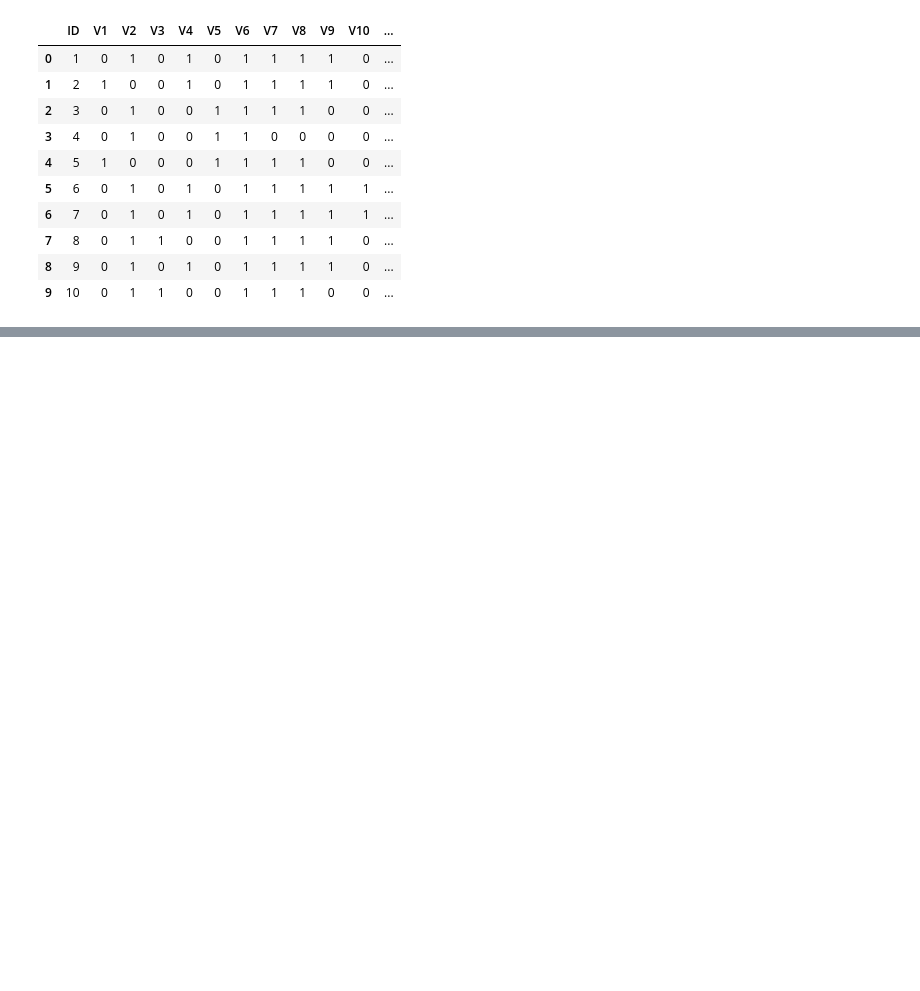
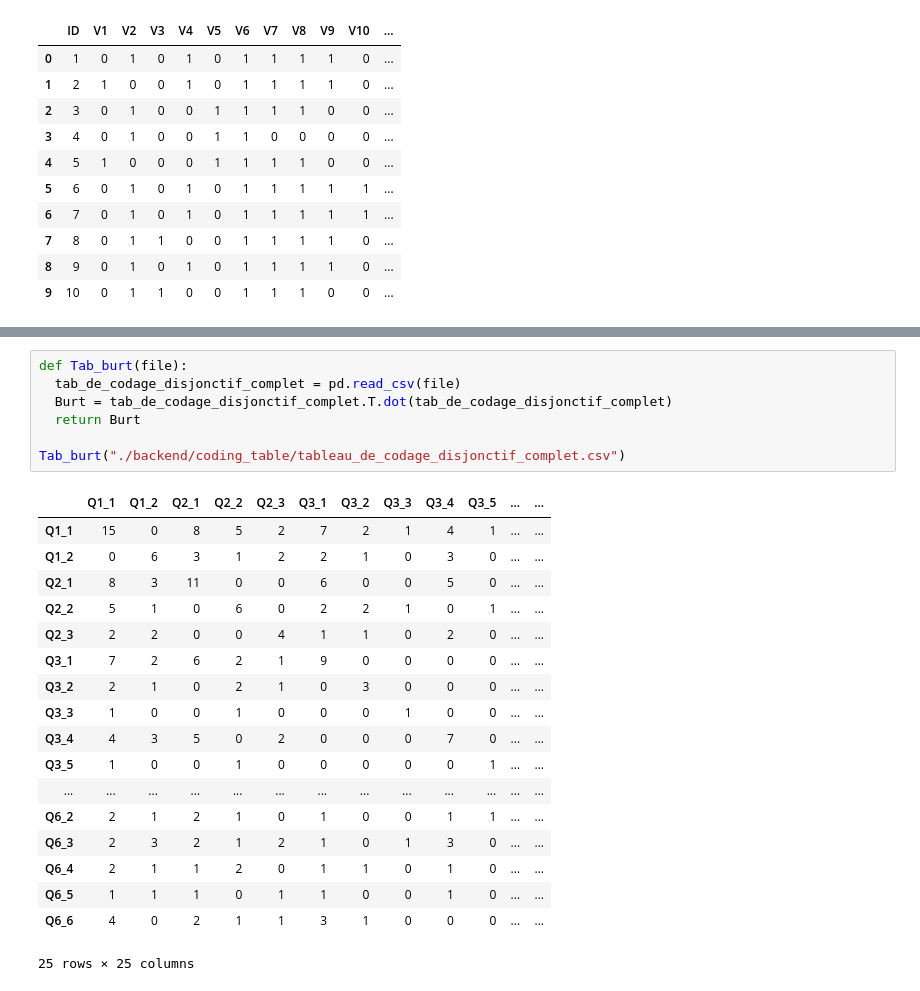
Before and after one commit to Amirmadjour/tab_de_codage, a Jupyter notebook: and_tp1_presentation.ipynb, the cells around one changed output, grey strips where cells are left out. Saved outputs shown, nothing was run; the diff lists cells and outputs as text; blank space fills up the shorter version.

Commit message:
Tab de Burt

```diff
--- a/and_tp1_presentation.ipynb
+++ b/and_tp1_presentation.ipynb
@@ -264,3 +262,29 @@ tab_de_distance(tab_codage)
 | 23 | 0.285714 | 0.714286 | 0.476190 | 0.619048 | 0.809524 | 0.095238 | 0.142857 | 0.190476 | 0.333333 | 0.666667 | ... | ... |
 | 24 | 0.476190 | 0.523810 | 0.476190 | 0.619048 | 0.714286 | 0.190476 | 0.238095 | 0.285714 | 0.333333 | 0.476190 | ... | ... |
 25 rows × 25 columns
+# %%
+def Tab_burt(file):
+  tab_de_codage_disjonctif_complet = pd.read_csv(file)
+  Burt = tab_de_codage_disjonctif_complet.T.dot(tab_de_codage_disjonctif_complet)
+  return Burt
+
+Tab_burt("./backend/coding_table/tableau_de_codage_disjonctif_complet.csv")
+# %% [output]
+|  | Q1_1 | Q1_2 | Q2_1 | Q2_2 | Q2_3 | Q3_1 | Q3_2 | Q3_3 | Q3_4 | Q3_5 | ... | ... |
+| Q1_1 | 15 | 0 | 8 | 5 | 2 | 7 | 2 | 1 | 4 | 1 | ... | ... |
+| Q1_2 | 0 | 6 | 3 | 1 | 2 | 2 | 1 | 0 | 3 | 0 | ... | ... |
+| Q2_1 | 8 | 3 | 11 | 0 | 0 | 6 | 0 | 0 | 5 | 0 | ... | ... |
+| Q2_2 | 5 | 1 | 0 | 6 | 0 | 2 | 2 | 1 | 0 | 1 | ... | ... |
+| Q2_3 | 2 | 2 | 0 | 0 | 4 | 1 | 1 | 0 | 2 | 0 | ... | ... |
+| Q3_1 | 7 | 2 | 6 | 2 | 1 | 9 | 0 | 0 | 0 | 0 | ... | ... |
+| Q3_2 | 2 | 1 | 0 | 2 | 1 | 0 | 3 | 0 | 0 | 0 | ... | ... |
+| Q3_3 | 1 | 0 | 0 | 1 | 0 | 0 | 0 | 1 | 0 | 0 | ... | ... |
+| Q3_4 | 4 | 3 | 5 | 0 | 2 | 0 | 0 | 0 | 7 | 0 | ... | ... |
+| Q3_5 | 1 | 0 | 0 | 1 | 0 | 0 | 0 | 0 | 0 | 1 | ... | ... |
+| ... | ... | ... | ... | ... | ... | ... | ... | ... | ... | ... | ... | ... |
+| Q6_2 | 2 | 1 | 2 | 1 | 0 | 1 | 0 | 0 | 1 | 1 | ... | ... |
+| Q6_3 | 2 | 3 | 2 | 1 | 2 | 1 | 0 | 1 | 3 | 0 | ... | ... |
+| Q6_4 | 2 | 1 | 1 | 2 | 0 | 1 | 1 | 0 | 1 | 0 | ... | ... |
+| Q6_5 | 1 | 1 | 1 | 0 | 1 | 1 | 0 | 0 | 1 | 0 | ... | ... |
+| Q6_6 | 4 | 0 | 2 | 1 | 1 | 3 | 1 | 0 | 0 | 0 | ... | ... |
+25 rows × 25 columns
```
Also changed, not shown: parts of 1 cell of this notebook.
